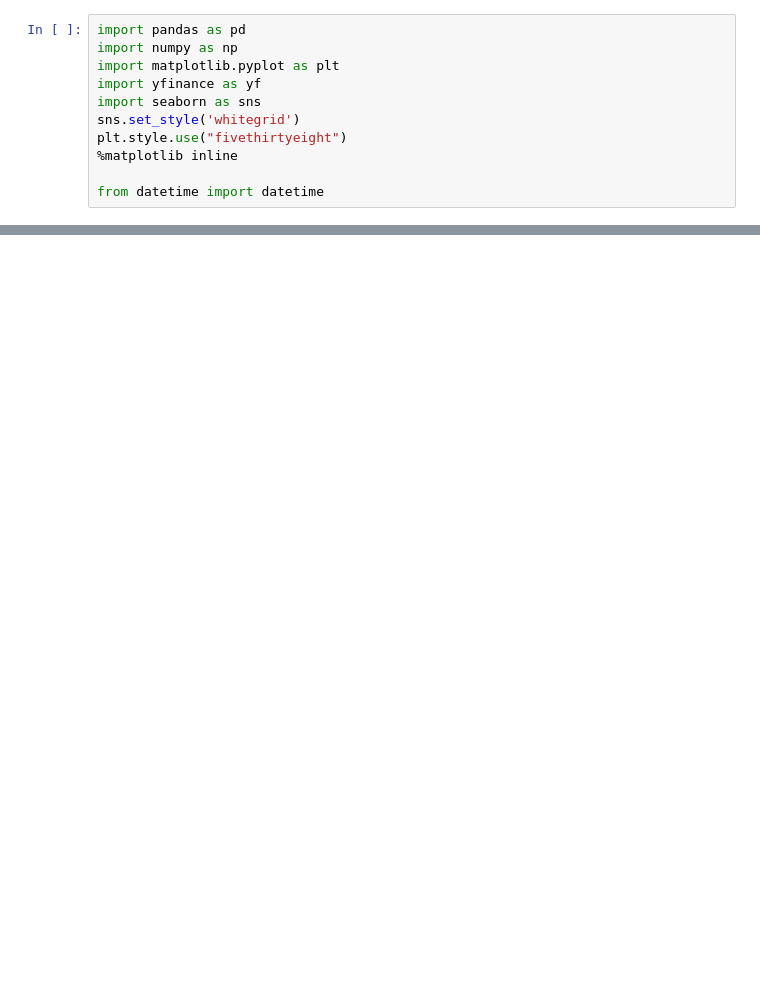
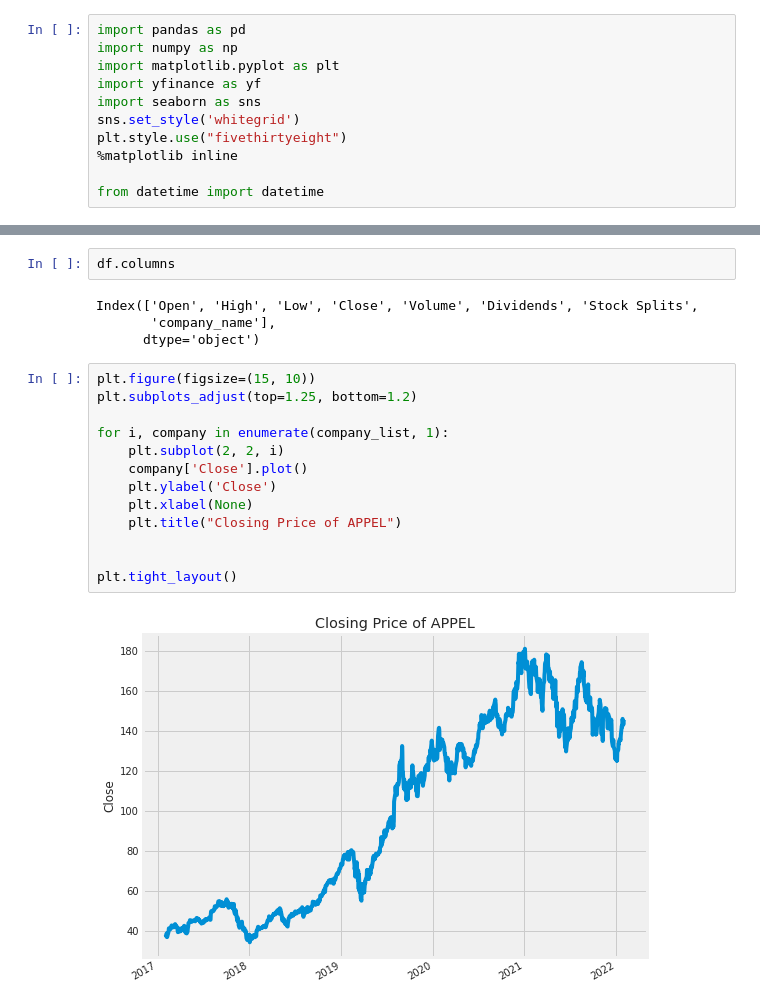
Before and after one commit to FerdyBerlianoP/Stock-Data-Analysis-with-LSTM, a Jupyter notebook: Stock_Data_Analyst_with_LSTM.ipynb, the cells around one changed output, grey strips where cells are left out. Cells and saved outputs as stored; diff of their text form; blank space fills up the shorter version.

```diff
--- a/Stock_Data_Analyst_with_LSTM.ipynb
+++ b/Stock_Data_Analyst_with_LSTM.ipynb
@@ -54,0 +92,21 @@ df.tail(10)
+# %%
+df.columns
+# %% [output]
+Index(['Open', 'High', 'Low', 'Close', 'Volume', 'Dividends', 'Stock Splits',
+       'company_name'],
+      dtype='object')
+# %%
+plt.figure(figsize=(15, 10))
+plt.subplots_adjust(top=1.25, bottom=1.2)
+
+for i, company in enumerate(company_list, 1):
+    plt.subplot(2, 2, i)
+    company['Close'].plot()
+    plt.ylabel('Close')
+    plt.xlabel(None)
+    plt.title("Closing Price of APPEL")
+
+
+plt.tight_layout()
+# %% [output]
+[figure, added]
```
Also changed, not shown: parts of 6 cells of this notebook.
